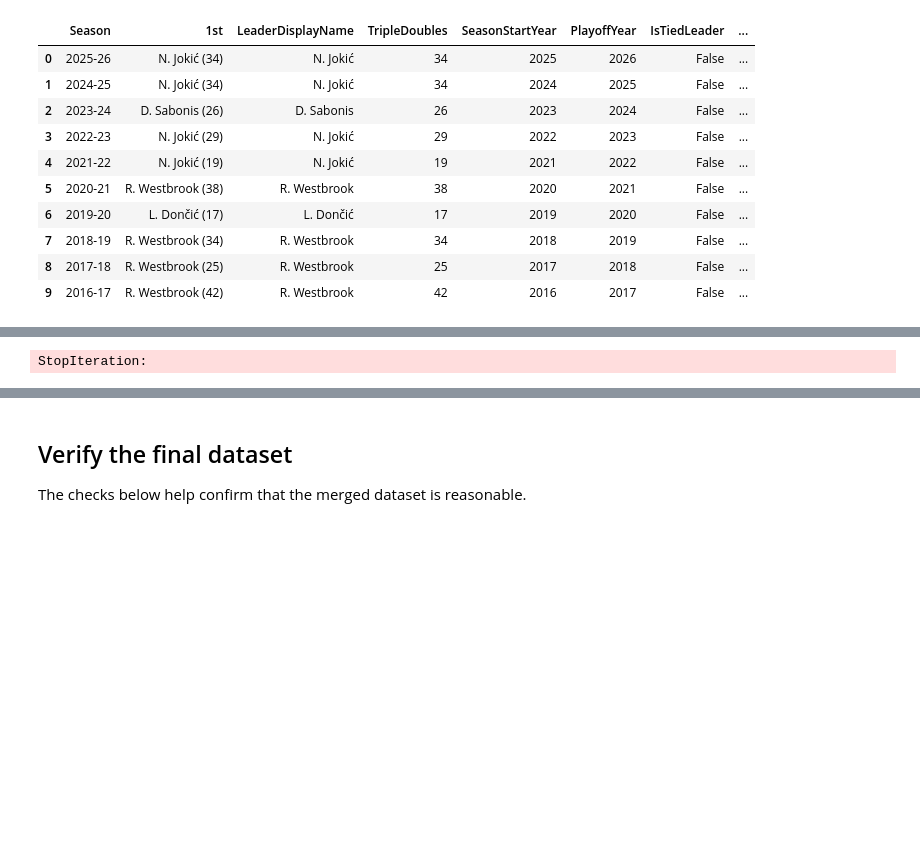
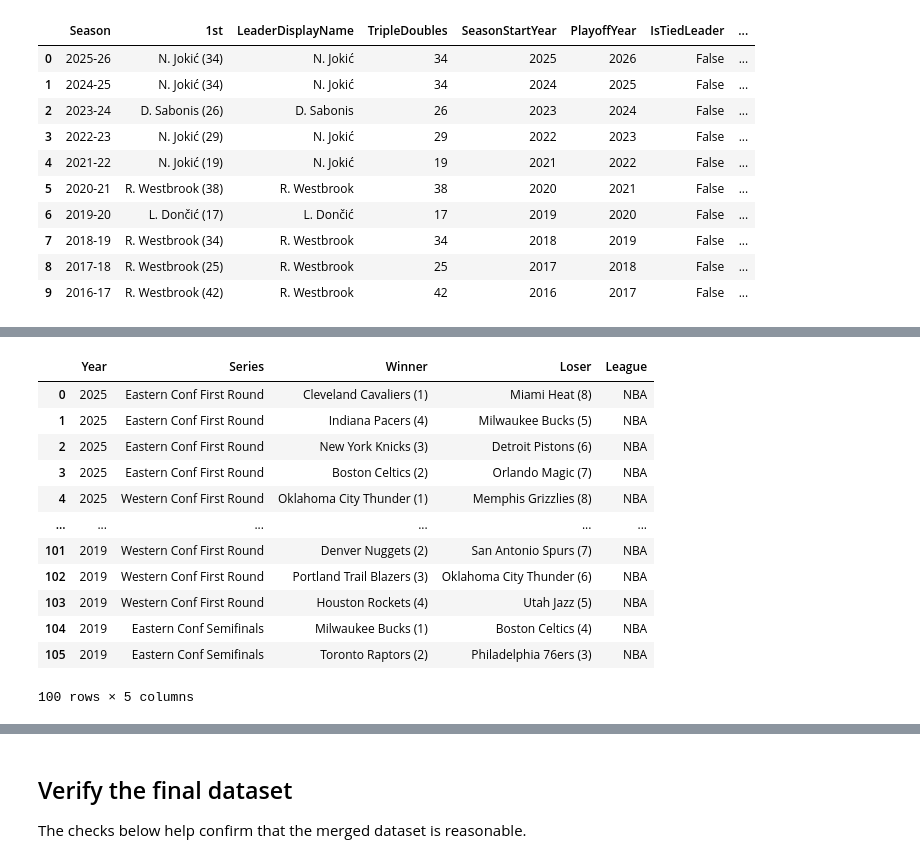
Before and after one commit to bibek1555/Data-Processing-Visualization-CPSMA-4313-01, a Jupyter notebook: Project_Create_Dataset/NBA_Triple_Double_Dataset_Project.ipynb, the cells around one changed output, grey strips where cells are left out. Drawn from its saved outputs; the diff is of its cells as text; code cells hidden in the pictures; blank space fills up the shorter version.

```diff
--- a/Project_Create_Dataset/NBA_Triple_Double_Dataset_Project.ipynb
+++ b/Project_Create_Dataset/NBA_Triple_Double_Dataset_Project.ipynb
@@ -510,33 +511,46 @@ playoff_raw.columns.tolist()
 # %%
 ps = playoff_raw.copy()
 
-year_col = next(c for c in ps.columns if c in {"Yr", "Year"} or "Yr" in c)
-series_col = next(c for c in ps.columns if "Series" in c)
-winner_col = next(c for c in ps.columns if "Winner" in c)
-loser_col = next(c for c in ps.columns if "Loser" in c)
-league_candidates = [c for c in ps.columns if c in {"Lg", "League"} or "Lg" in c or "League" in c]
+year_col = next(c for c in ps.columns if c in {"Yr", "Year"} or "Yr" in str(c))
+series_col = next(c for c in ps.columns if "Series" in str(c))
+winner_col = next(c for c in ps.columns if "Winner Team" in str(c))
+loser_col = next(c for c in ps.columns if "Loser Team" in str(c))
+
+league_candidates = [c for c in ps.columns if c in {"Lg", "League"} or "Lg" in str(c) or "League" in str(c)]
 league_col = league_candidates[0] if league_candidates else None
 
 keep_cols = [year_col, series_col, winner_col, loser_col] + ([league_col] if league_col else [])
 ps = ps[keep_cols].copy()
 
 rename_map = {
     year_col: "Year",
     series_col: "Series",
     winner_col: "Winner",
     loser_col: "Loser",
 }
 if league_col:
     rename_map[league_col] = "League"
 
 ps = ps.rename(columns=rename_map)
 
 if "League" in ps.columns:
     ps = ps[ps["League"] == "NBA"].copy()
 
 ps["Year"] = pd.to_numeric(ps["Year"], errors="coerce")
 ps = ps[ps["Year"] >= 1991].copy()
 
-ps.head(10)
+ps.head(100)
 # %% [output]
+|  | Year | Series | Winner | Loser | League |
+| 0 | 2025 | Eastern Conf First Round | Cleveland Cavaliers (1) | Miami Heat (8) | NBA |
+| 1 | 2025 | Eastern Conf First Round | Indiana Pacers (4) | Milwaukee Bucks (5) | NBA |
+| 2 | 2025 | Eastern Conf First Round | New York Knicks (3) | Detroit Pistons (6) | NBA |
+| 3 | 2025 | Eastern Conf First Round | Boston Celtics (2) | Orlando Magic (7) | NBA |
+| 4 | 2025 | Western Conf First Round | Oklahoma City Thunder (1) | Memphis Grizzlies (8) | NBA |
+| ... | ... | ... | ... | ... | ... |
+| 101 | 2019 | Western Conf First Round | Denver Nuggets (2) | San Antonio Spurs (7) | NBA |
+| 102 | 2019 | Western Conf First Round | Portland Trail Blazers (3) | Oklahoma City Thunder (6) | NBA |
+| 103 | 2019 | Western Conf First Round | Houston Rockets (4) | Utah Jazz (5) | NBA |
+| 104 | 2019 | Eastern Conf Semifinals | Milwaukee Bucks (1) | Boston Celtics (4) | NBA |
+| 105 | 2019 | Eastern Conf Semifinals | Toronto Raptors (2) | Philadelphia 76ers (3) | NBA |
-StopIteration:
+100 rows × 5 columns
```
Also changed, not shown: parts of 21 cells of this notebook, 1 other file.
